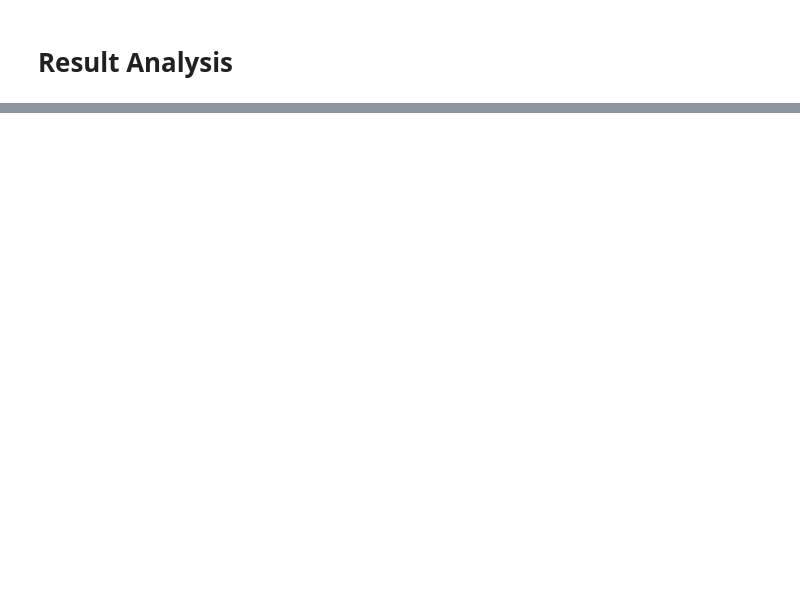
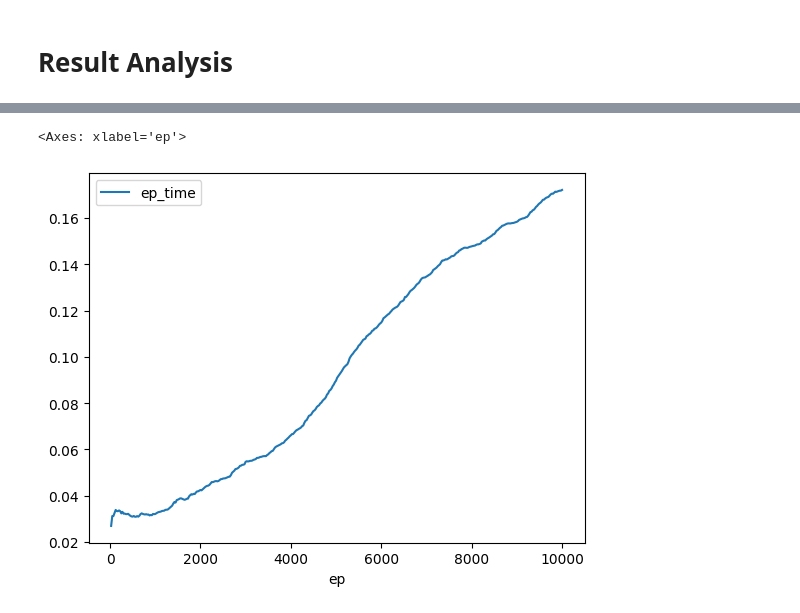
Before and after one commit to chitlchow/inm707-deep-reinforcement-learning-project, a Jupyter notebook: result-analysis.ipynb, the cells around one changed output, grey strips where cells are left out. Cells and saved outputs as stored; diff of their text form; code cells hidden in the pictures; blank space fills up the shorter version.

```diff
--- a/result-analysis.ipynb
+++ b/result-analysis.ipynb
@@ -17,0 +41,5 @@ training_data.plot(x='Episodes', y='Epsilon')
+# %%
+dqn_history.plot(x='ep', y='ep_time')
+# %% [output]
+<Axes: xlabel='ep'>
+[figure, added]
```
Also changed, not shown: parts of 13 cells of this notebook, 4 other files.
